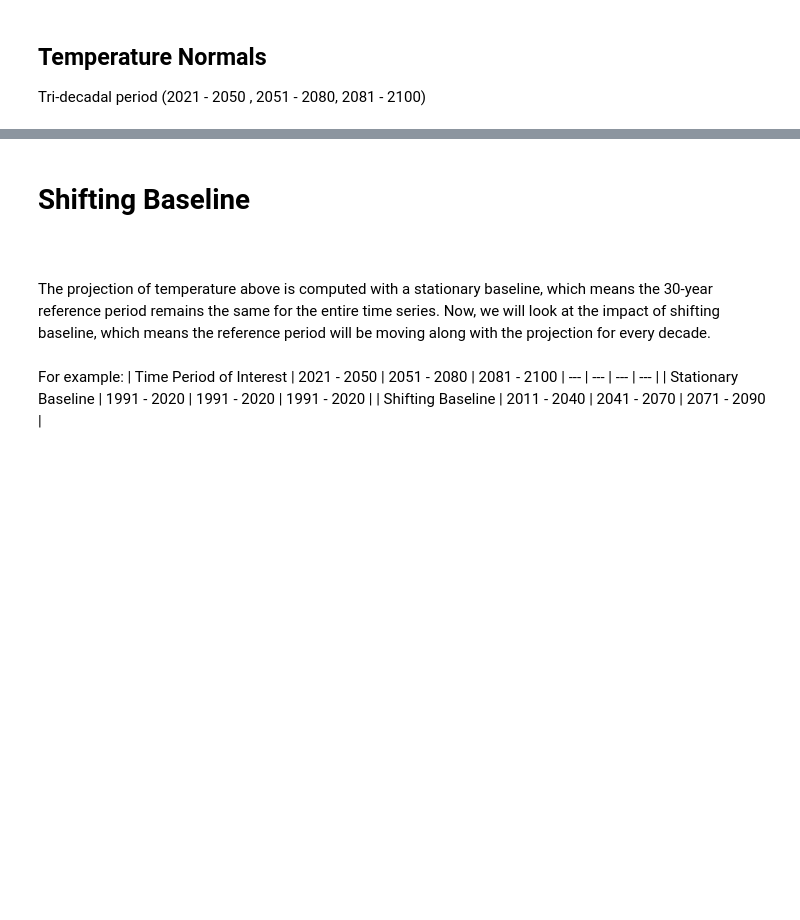
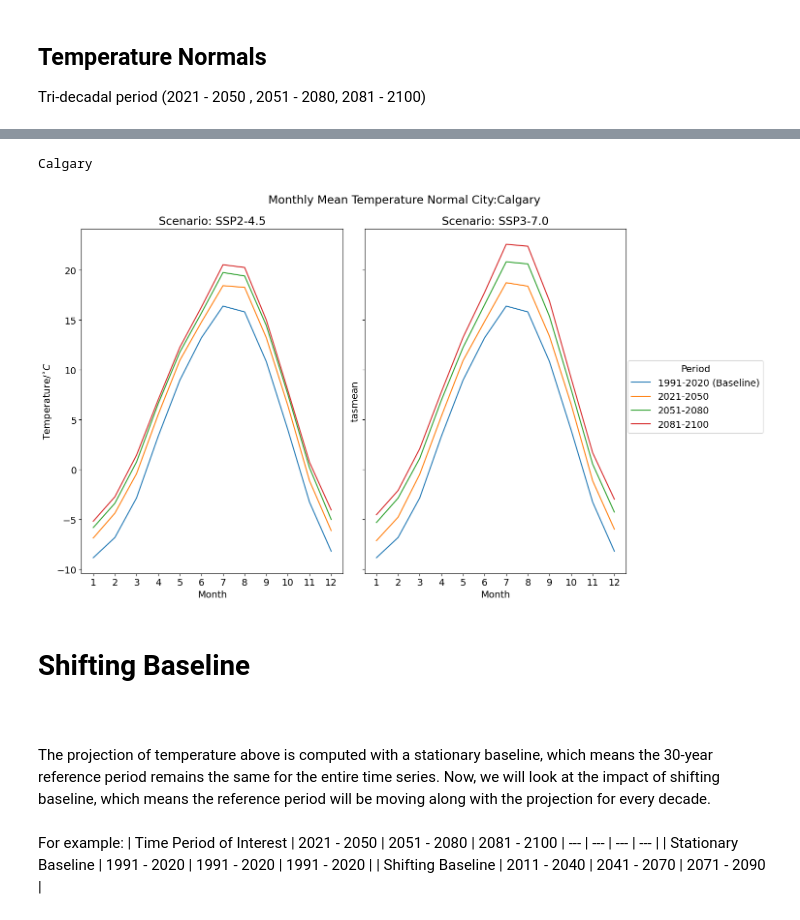
Before and after one commit to edmundn55/shifting-baseline, a Jupyter notebook: sb_plot_script.ipynb, the cells around one changed output, grey strips where cells are left out. Cells and saved outputs as stored; diff of their text form; code cells hidden in the pictures; blank space fills up the shorter version.

```diff
--- a/sb_plot_script.ipynb
+++ b/sb_plot_script.ipynb
@@ -42,8 +42,8 @@ maps={}
 for fol,sub_f in zip(folders,sub_folders):
     print(fol,'start')
 # Individual models
-    raw_data_245[fol]={file.stem :xr.open_dataset(file,drop_variables=['pr','tasmax','tasmin'],chunks={'time':-1}) for file in Path('C:/Users/edmun/Documents/UOFT/summer_intern/data_raw/model_data/'+fol+'/ssp245/').glob('*.nc')}
-    raw_data_370[fol]={file.stem :xr.open_dataset(file,drop_variables=['pr','tasmax','tasmin'],chunks={'time':-1}) for file in Path('C:/Users/edmun/Documents/UOFT/summer_intern/data_raw/model_data/'+fol+'/ssp370/').glob('*.nc')}
+    # raw_data_245[fol]={file.stem :xr.open_dataset(file,drop_variables=['pr','tasmax','tasmin'],chunks={'time':-1}) for file in Path('C:/Users/edmun/Documents/UOFT/summer_intern/data_raw/model_data/'+fol+'/ssp245/').glob('*.nc')}
+    # raw_data_370[fol]={file.stem :xr.open_dataset(file,drop_variables=['pr','tasmax','tasmin'],chunks={'time':-1}) for file in Path('C:/Users/edmun/Documents/UOFT/summer_intern/data_raw/model_data/'+fol+'/ssp370/').glob('*.nc')}
 
 # Ensemble
     raw_ensemble_ssp245[fol]=xr.open_mfdataset('C:/Users/edmun/Documents/UOFT/summer_intern/data_raw/model_data/'+fol+'/ssp245/*.nc',drop_variables=['pr','tasmax','tasmin'],combine='nested',concat_dim='model',chunks={"time":-1,'model':-1})
@@ -247,3 +218,25 @@ ax.legend(loc=4,title='Scenario')
+# %%
+for city in folders[0:1]:
+    print(city)
+    fig,ax=plt.subplots(1,2,figsize=(15,8),layout='constrained',sharey=True,sharex=True)
+    fig.suptitle('Monthly Mean Temperature Normal City:'+city,y=1.05)
+    baseline_normal_m[city].plot(ax=ax[0])
+    baseline_normal_m[city].plot(ax=ax[1])
+    for period in ensemble_245_normal_m[city].keys():
+        ensemble_245_normal_m[city][period].mean(['model']).tasmean.plot(ax=ax[0])
+        ensemble_370_normal_m[city][period].mean(['model']).tasmean.plot(ax=ax[1])
+    ax[0].set_ylabel('Temperature/$^{\circ}C$')
+    ax[1].set_ylabel('')
+    ax[0].set_xticks(np.arange(1,13,1),np.arange(1,13,1))
+    ax[1].set_xticks(np.arange(1,13,1),np.arange(1,13,1))
+    ax[0].set_xlabel('Month')
+    ax[1].set_xlabel('Month')
+    ax[0].set_title('Scenario: SSP2-4.5')
+    ax[1].set_title('Scenario: SSP3-7.0')
+    fig.legend(['1991-2020 (Baseline)','2021-2050','2051-2080','2081-2100'],title='Period', loc='outside right')
+# %% [output]
+Calgary
+[figure, added]
 # %% [markdown]
 # Shifting Baseline
 
```
Also changed, not shown: parts of 12 cells of this notebook.
